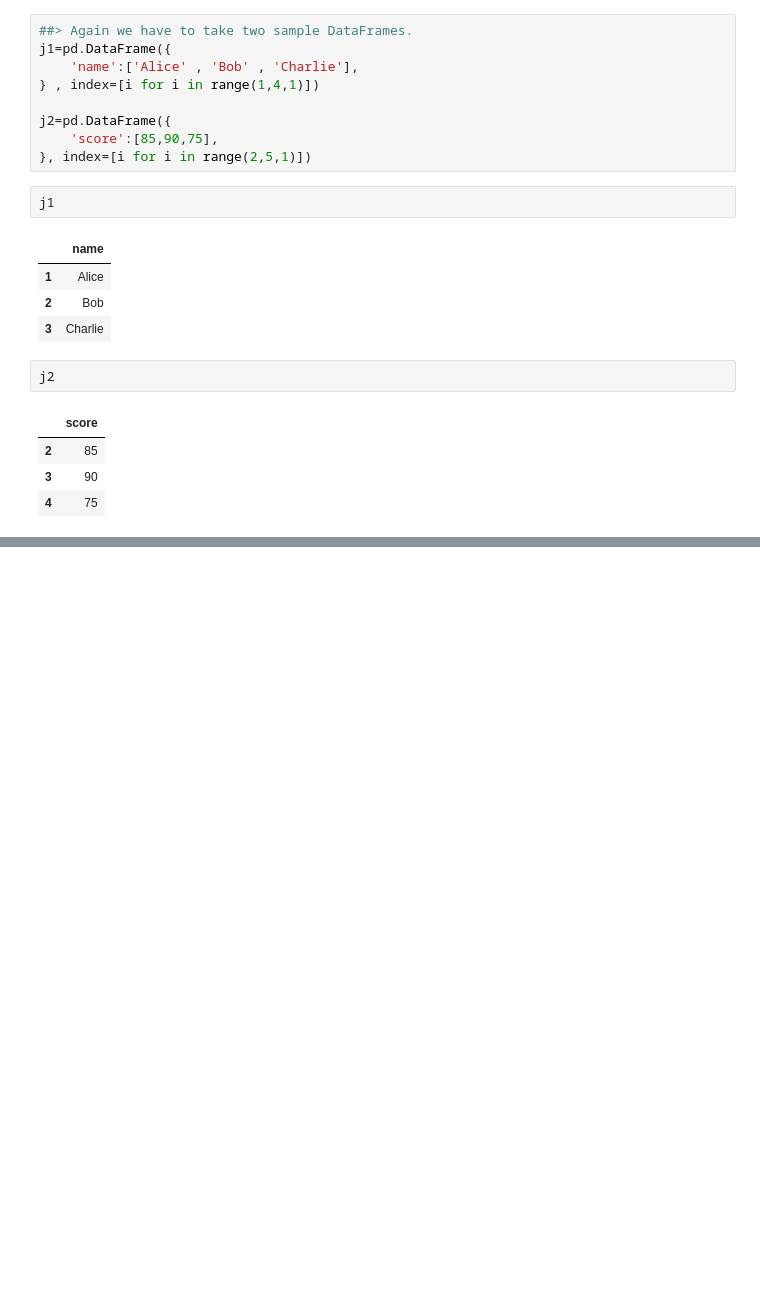
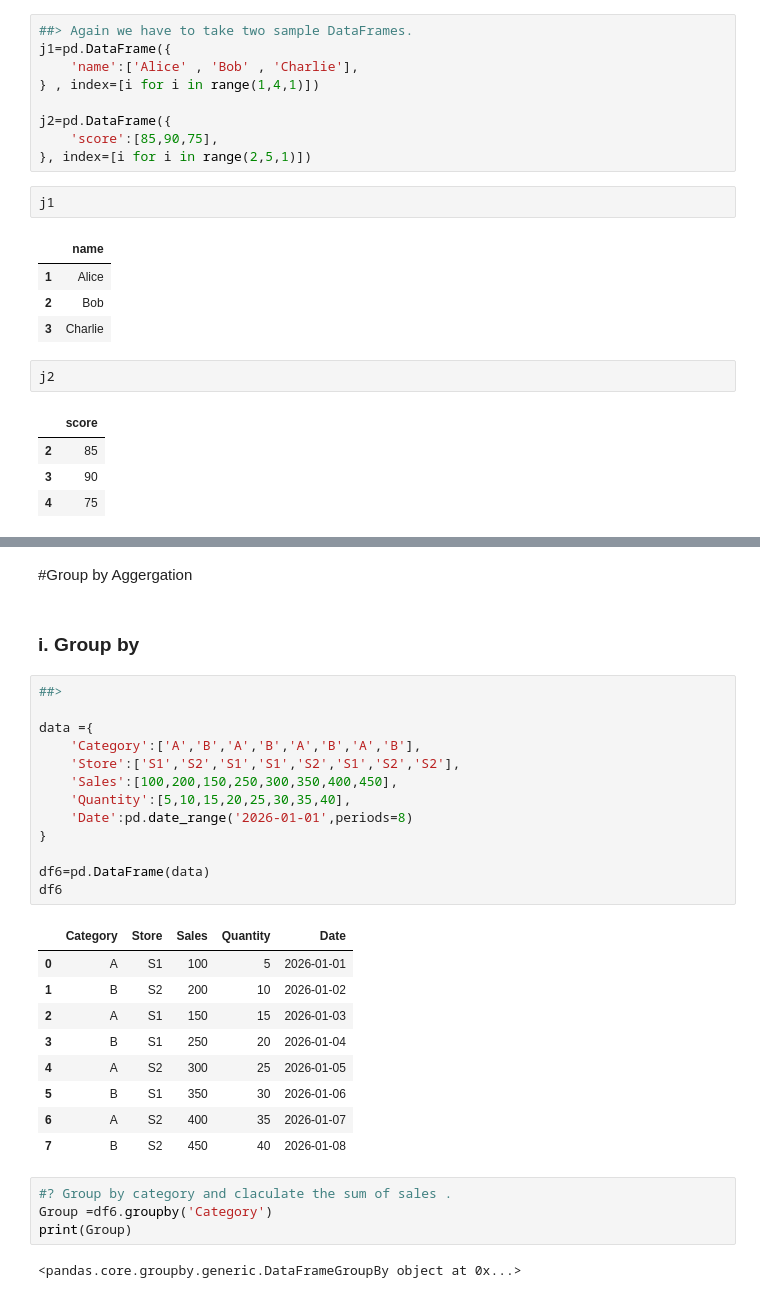
Before and after one commit to Adityadevhare/ML-learning-journey, a Jupyter notebook: Pandas.ipynb, the cells around one changed output, grey strips where cells are left out. Cells and saved outputs as stored; diff of their text form; blank space fills up the shorter version.

Commit message:
Group by Aggregation

```diff
--- a/Pandas.ipynb
+++ b/Pandas.ipynb
@@ -822,0 +849,33 @@ j2
+# %% [markdown]
+#Group by Aggergation
+# %% [markdown]
+### i. Group by
+# %%
+##>
+
+data ={
+    'Category':['A','B','A','B','A','B','A','B'],
+    'Store':['S1','S2','S1','S1','S2','S1','S2','S2'],
+    'Sales':[100,200,150,250,300,350,400,450],
+    'Quantity':[5,10,15,20,25,30,35,40],
+    'Date':pd.date_range('2026-01-01',periods=8)
+}
+
+df6=pd.DataFrame(data)
+df6
+# %% [output]
+|  | Category | Store | Sales | Quantity | Date |
+| 0 | A | S1 | 100 | 5 | 2026-01-01 |
+| 1 | B | S2 | 200 | 10 | 2026-01-02 |
+| 2 | A | S1 | 150 | 15 | 2026-01-03 |
+| 3 | B | S1 | 250 | 20 | 2026-01-04 |
+| 4 | A | S2 | 300 | 25 | 2026-01-05 |
+| 5 | B | S1 | 350 | 30 | 2026-01-06 |
+| 6 | A | S2 | 400 | 35 | 2026-01-07 |
+| 7 | B | S2 | 450 | 40 | 2026-01-08 |
+# %%
+#? Group by category and claculate the sum of sales .
+Group =df6.groupby('Category')
+print(Group)
+# %% [output]
+<pandas.core.groupby.generic.DataFrameGroupBy object at 0x...>
```
Also changed, not shown: parts of 3 cells of this notebook.
